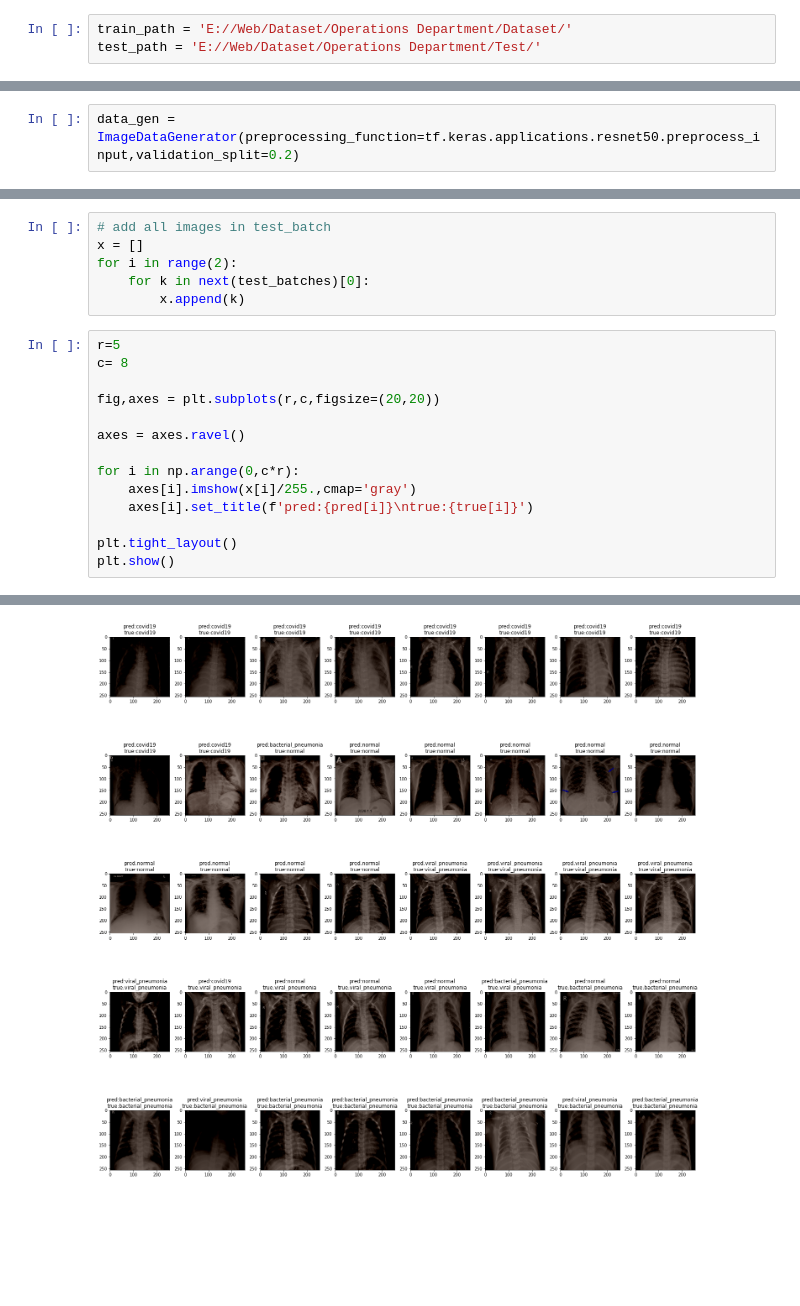
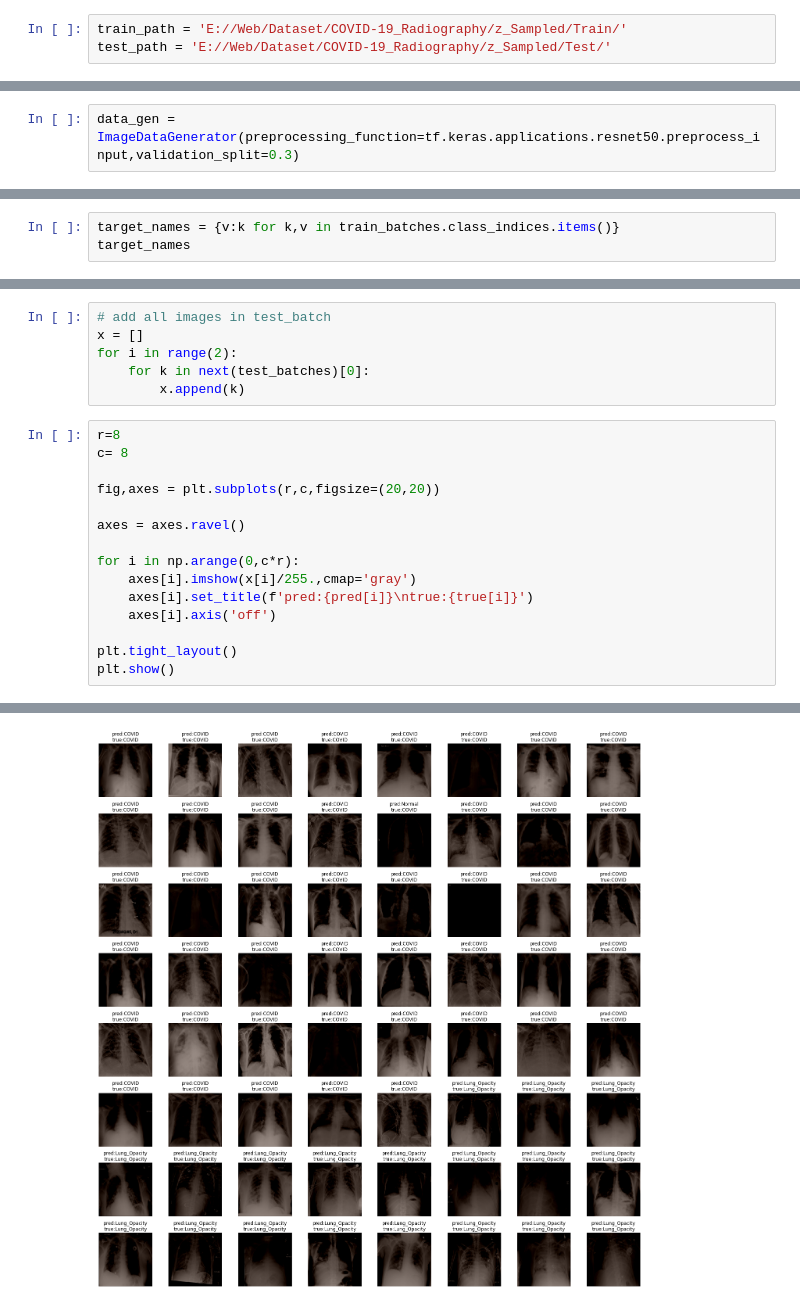
Before and after one commit to AM5820/Chest_XRay, a Jupyter notebook: Chest_XRay.ipynb, the cells around one changed output, grey strips where cells are left out. Saved outputs shown, nothing was run; the diff lists cells and outputs as text; blank space fills up the shorter version.

```diff
--- a/Chest_XRay.ipynb
+++ b/Chest_XRay.ipynb
@@ -42,8 +42,8 @@ import pandas as pd
 # %% [markdown]
 ### Load Dataset
 # %%
-train_path = 'E://Web/Dataset/Operations Department/Dataset/'
-test_path = 'E://Web/Dataset/Operations Department/Test/'
+train_path = 'E://Web/Dataset/COVID-19_Radiography/z_Sampled/Train/'
+test_path = 'E://Web/Dataset/COVID-19_Radiography/z_Sampled/Test/'
 # %%
 os.listdir(test_path)
 # %% [output]
@@ -51,5 +51,5 @@ os.listdir(test_path)
 # %%
-data_gen = ImageDataGenerator(preprocessing_function=tf.keras.applications.resnet50.preprocess_input,validation_split=0.2)
+data_gen = ImageDataGenerator(preprocessing_function=tf.keras.applications.resnet50.preprocess_input,validation_split=0.3)
 # %%
 train_batches = data_gen.flow_from_directory(train_path,subset='training',target_size=(256,256),class_mode='categorical',batch_size=32)
 
@@ -68,0 +69,3 @@ target_names = {0:'covid19',1:'normal',2:'viral_pneumonia',3:'bacterial_pneumoni
+# %%
+target_names = {v:k for k,v in train_batches.class_indices.items()}
+target_names
@@ -273,7 +281,7 @@ for i in range(2):
     for k in next(test_batches)[0]:
         x.append(k)
 # %%
-r=5
+r=8
 c= 8
 
 fig,axes = plt.subplots(r,c,figsize=(20,20))
@@ -283,6 +291,7 @@ axes = axes.ravel()
 for i in np.arange(0,c*r):
     axes[i].imshow(x[i]/255.,cmap='gray')
     axes[i].set_title(f'pred:{pred[i]}\ntrue:{true[i]}')
+    axes[i].axis('off')
 
 plt.tight_layout()
 plt.show()
@@ -303,5 +312,5 @@ Clipping input data to the valid range for imshow with RGB data ([0..1] for floa
 Clipping input data to the valid range for imshow with RGB data ([0..1] for floats or [0..255] for integers).
 Clipping input data to the valid range for imshow with RGB data ([0..1] for floats or [0..255] for integers).
 Clipping input data to the valid range for imshow with RGB data ([0..1] for floats or [0..255] for integers).
 Clipping input data to the valid range for imshow with RGB data ([0..1] for floats or [0..255] for integers).
-[figure, old version]
+[figure, new version]
```
Also changed, not shown: parts of 18 cells of this notebook.
